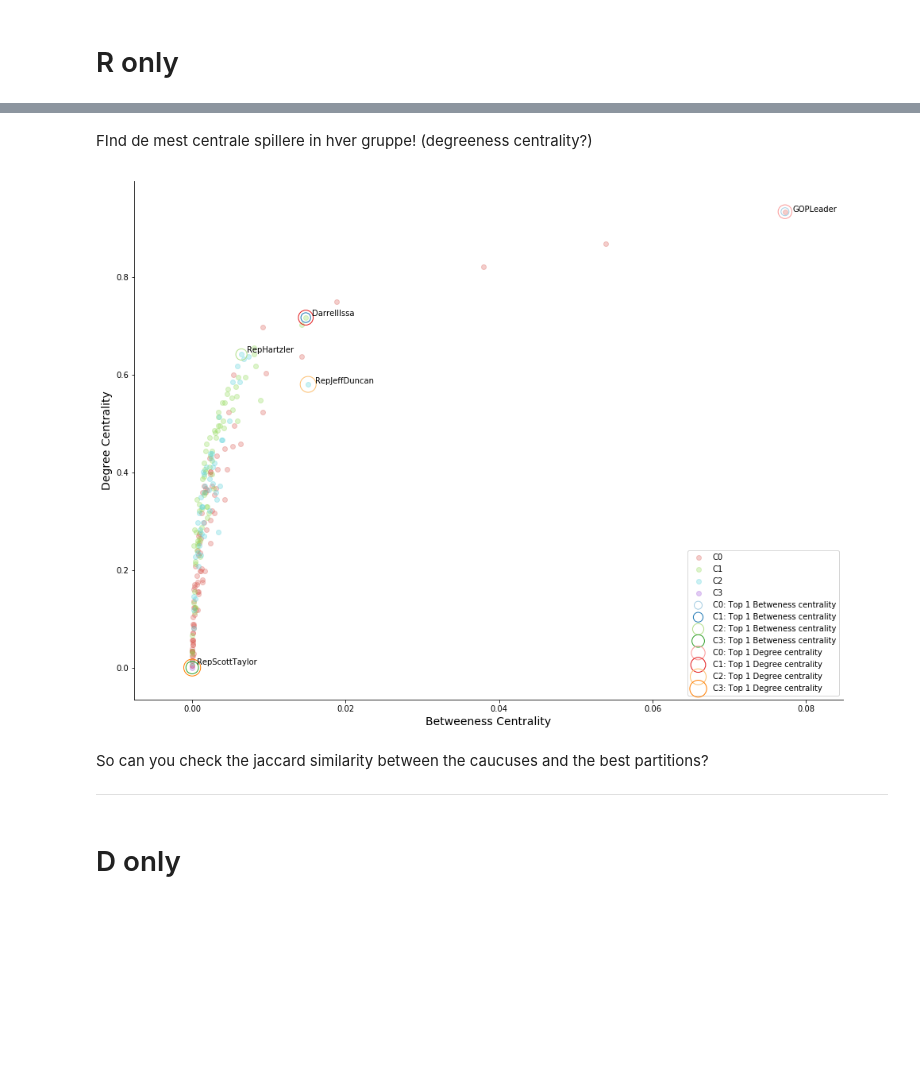
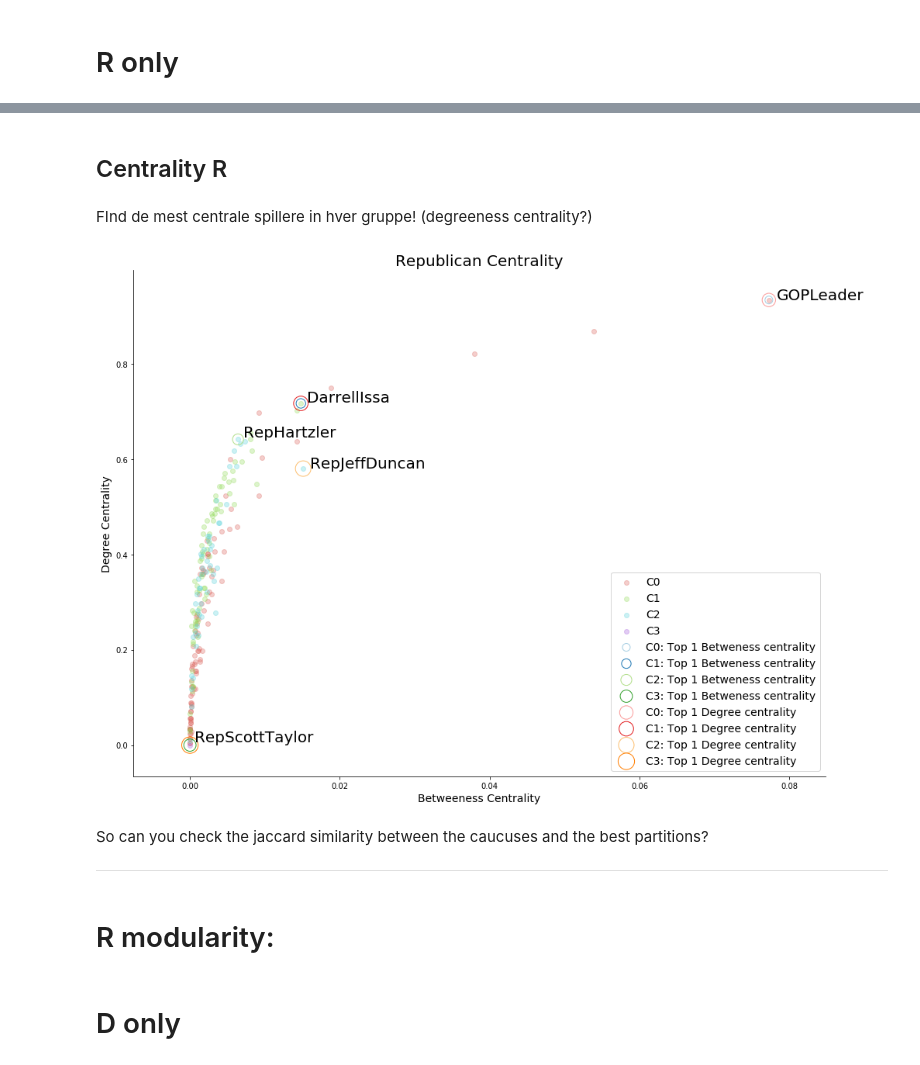
Before and after one commit to philippschmalen/Project_tsds, a Jupyter notebook: Simon/network_all_data.ipynb, the cells around one changed output, grey strips where cells are left out. Saved outputs shown, nothing was run; the diff lists cells and outputs as text; code cells hidden in the pictures; blank space fills up the shorter version.

```diff
--- a/Simon/network_all_data.ipynb
+++ b/Simon/network_all_data.ipynb
@@ -964,0 +957,19 @@ rep_net_stats_w_caucus = rep_net_stats.merge(df_temp3, how = "inner") # for late
+# %%
+R_cacus_num = []
+
+for i in R_caucus:
+    if R_caucus[i] == None:
+        R_cacus_num.append(0)
+    elif R_caucus[i] == "Tuesday Group":
+         R_cacus_num.append(1)
+    elif R_caucus[i] == "Republican Main Street Partnership":
+         R_cacus_num.append(2)
+    elif R_caucus[i] == "Freedom Caucus":
+         R_cacus_num.append(3)
+    elif R_caucus[i] == "Republican Study Committee":
+         R_cacus_num.append(4)
+    elif R_caucus[i] == "Liberty Caucus":
+         R_cacus_num.append(5)
+
+print("Jaccard: ",jaccard_similarity_score(R_cacus_num,list(communities.values())))
+print("Rand: ", adjusted_rand_score(R_cacus_num,list(communities.values())))
@@ -965,3 +1046,5 @@ rep_net_stats_w_caucus = rep_net_stats.merge(df_temp3, how = "inner") # for late
+# %% [markdown]
+## Centrality R
 # %%
 # shit ass ugly blockcode
 onlyR_high_DC_0 = rep_net_stats[rep_net_stats["Louvian_communities"]==0][["rep","degree_cent","betweenness_cent","Louvian_communities"]].sort_values("degree_cent", ascending=False)[:1]
@@ -1001,39 +1084,45 @@ labels2 = ["C0: Top 1 Betweness centrality","C1: Top 1 Betweness centrality","C2
 
 for i in range(len(community_list)):
     plt.scatter(community_list[i].betweenness_cent, community_list[i].degree_cent, alpha = 0.3, color = my_colors[i], label = labels[i])
 
 for j in range(len(onlyR_high_list)):
     plt.scatter(rep_net_stats[rep_net_stats.isin(onlyR_high_list[j])].betweenness_cent,
                 rep_net_stats[rep_net_stats.isin(onlyR_high_list[j])].degree_cent,
                 s=100+j*50, facecolors='none', edgecolors=my_colors2[j], label = labels2[j])
 
 
 
 #------------------------------------------------------------------------------------
 #the whole count and if thing is just to avoide to much cluttering of names
 count1 = 0
 count2 = 0
 
 for k in R_all_top_1.rep:
     plt.annotate(k, xy=(R_all_top_1[R_all_top_1.rep == k]["betweenness_cent"] + 0.001 - count2
-                        , R_all_top_1[R_all_top_1.rep == k]["degree_cent"] + count1 ))
+                        , R_all_top_1[R_all_top_1.rep == k]["degree_cent"] + count1 ),
+                 fontsize = 20)
 
     count1 += 0.0016
     count2 += 0.0001
 # -------------------------------------------------------------------------------------
 
+plt.title("Republican Centrality", fontsize = 20)
 
 sns.despine()
 plt.xlabel("Betweeness Centrality", fontsize = 14)
 plt.ylabel("Degree Centrality", fontsize = 14)
 
-plt.legend()
+plt.legend(fontsize = 14)
+
+plt.savefig('R_net_BC_DC_scatter.pdf', bbox_inches="tight")
 plt.show()
 # %% [output]
-[figure, old version]
+[figure, new version]
 # %%
 # note Rep Scott Taylor is the only one in C3... Remove?
 # %% [markdown]
 So can you check the jaccard similarity between the caucuses and the best partitions?
 
 ---
+# %% [markdown]
+# R modularity:
```
Also changed, not shown: parts of 38 cells of this notebook.
